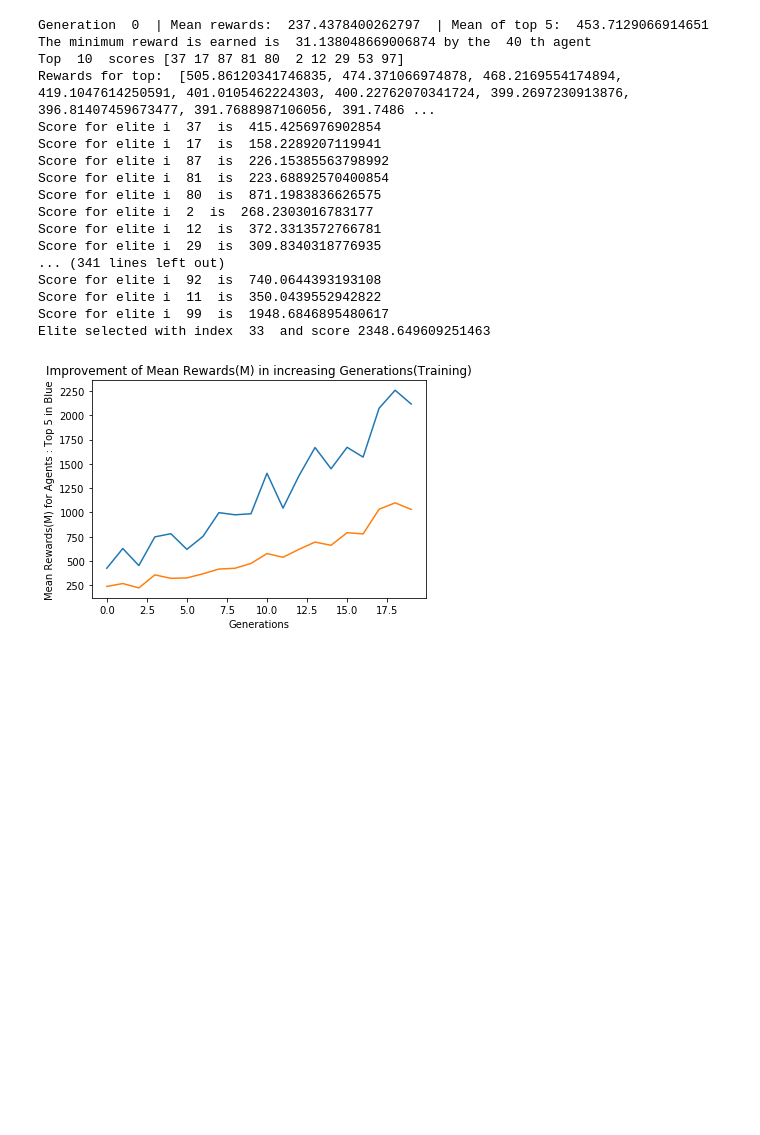
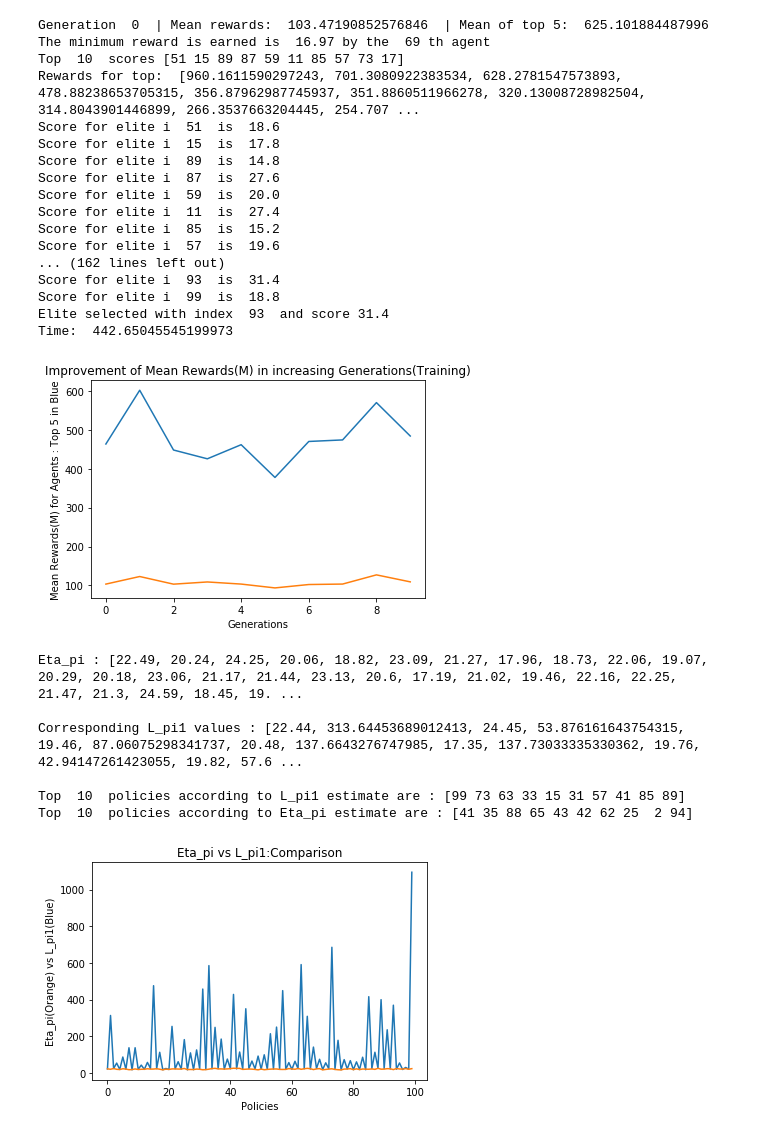
Before and after one commit to SiddharthaSen99/Off-policy-GA, a Jupyter notebook: CodeBase/FinalNeuroEvolution.ipynb, the cells around one changed output. Drawn from its saved outputs; the diff is of its cells as text; code cells hidden in the pictures; blank space fills up the shorter version.

```diff
--- a/CodeBase/FinalNeuroEvolution.ipynb
+++ b/CodeBase/FinalNeuroEvolution.ipynb
@@ -103,6 +104,7 @@ def run_agents(agents):
             action = np.random.choice(range(game_actions), 1, p=output_probabilities).item()
             a.append(action)
             new_observation, reward, done, info = env.step(action)
+            r+=reward
             #r+=(gamma1**i)*reward
             Q_r.append(reward)
             observation = new_observation
@@ -126,7 +128,7 @@ def run_agents(agents):
                 c+=1
             Q_r1.append(d_r)
 
-        reward_agents.append(sum(Q_r1))
+        reward_agents.append(r)
     #print("Exit")
     #Q=Q[~np.all(Q==0,axis=1)]
     #print("Reward:::",reward_agents)
@@ -283,9 +285,15 @@ def add_elite(agents, sorted_parent_indexes, elite_index=None, only_consider_top
 def softmax(x):
     """Compute softmax values for each sets of scores in x."""
     return np.exp(x) / np.sum(np.exp(x), axis=0)
+# %%
+def run_agents_n_times_again(agents, runs):
+    avg_score = []
+    for agent in agents:
+        avg_score.append(return_average_score(agent,runs))
+    return avg_score
 # %%
 game_actions = 2 #2 actions possible: left or right
-
+start = timeit.default_timer()
 #disable gradients as we will not use them
 torch.set_grad_enabled(False)
 
@@ -297,7 +305,7 @@ agents = return_random_agents(num_agents)
 top_limit = 10
 
 # run evolution until X generations
-generations = 20
+generations = 10
 
 elite_index = None
 n=[]
@@ -311,51 +319,81 @@ for generation in range(generations):
     #sort by rewards
     sorted_parent_indexes = np.argsort(rewards)[::-1][:top_limit] #reverses and gives top values (argsort sorts by ascending by default) https://stackoverflow.com/questions/16486252/is-it-possible-to-use-argsort-in-descending-order
     print("")
     print("")
     top_rewards = []
 
     for best_parent in sorted_parent_indexes:
         top_rewards.append(rewards[best_parent])
 
     print("Generation ", generation, " | Mean rewards: ", np.mean(rewards), " | Mean of top 5: ",np.mean(top_rewards[:5]))
     #print(rewards)
     print("The minimum reward is earned is ",min(rewards),"by the ",rewards.index(min(rewards))+1,"th agent")
     print("Top ",top_limit," scores", sorted_parent_indexes)
     print("Rewards for top: ",top_rewards)
 
     m.append(np.mean(top_rewards))
     n.append(np.mean(rewards))
     # setup an empty list for containing children agents
     children_agents, elite_index = return_children(agents, sorted_parent_indexes, elite_index)
 
     # kill all agents, and replace them with their children
     agents = children_agents
+stop = timeit.default_timer()
+print('Time: ', stop - start)
 x=np.arange(generations)
 plt.plot(x,m)
 plt.plot(x,n)
 plt.title('Improvement of Mean Rewards(M) in increasing Generations(Training)')
 plt.ylabel('Mean Rewards(M) for Agents : Top 5 in Blue')
 plt.xlabel('Generations')
 plt.show()
+
+#plotting for final generation eta_pi vs l_pi1(pi)
+rewards1 = run_agents_n_times(agents, 100) #return average of multiple runs
+rewards2 = run_agents_n_times_again(agents,100)
+
+print("Eta_pi :",rewards2)
+print(" ")
+print("Corresponding L_pi1 values :",rewards1)
+print(" ")
+sorted_parent_indexes1 = np.argsort(rewards1)[::-1][:top_limit]
+sorted_parent_indexes2 = np.argsort(rewards2)[::-1][:top_limit]
+print("Top ",top_limit," policies according to L_pi1 estimate are :",sorted_parent_indexes1)
+print("Top ",top_limit," policies according to Eta_pi estimate are :",sorted_parent_indexes2)
+print(" ")
+xpoints = np.arange(100)
+plt.plot(xpoints,rewards1)
+plt.plot(xpoints,rewards2)
+plt.title('Eta_pi vs L_pi1:Comparison')
+plt.xlabel('Policies')
+plt.ylabel('Eta_pi(Orange) vs L_pi1(Blue)')
+plt.show()
 # %% [output]
-Generation  0  | Mean rewards:  237.4378400262797  | Mean of top 5:  453.7129066914651
-The minimum reward is earned is  31.138048669006874 by the  40 th agent
-Top  10  scores [37 17 87 81 80  2 12 29 53 97]
-Rewards for top:  [505.86120341746835, 474.371066974878, 468.2169554174894, 419.1047614250591, 401.0105462224303, 400.22762070341724, 399.2697230913876, 396.81407459673477, 391.7688987106056, 391.7486 ...
-Score for elite i  37  is  415.4256976902854
-Score for elite i  17  is  158.2289207119941
-Score for elite i  87  is  226.15385563798992
-Score for elite i  81  is  223.68892570400854
-Score for elite i  80  is  871.1983836626575
-Score for elite i  2  is  268.2303016783177
-Score for elite i  12  is  372.3313572766781
-Score for elite i  29  is  309.8340318776935
-... (341 lines left out)
-Score for elite i  92  is  740.0644393193108
-Score for elite i  11  is  350.0439552942822
-Score for elite i  99  is  1948.6846895480617
-Elite selected with index  33  and score 2348.649609251463
+Generation  0  | Mean rewards:  103.47190852576846  | Mean of top 5:  625.101884487996
+The minimum reward is earned is  16.97 by the  69 th agent
+Top  10  scores [51 15 89 87 59 11 85 57 73 17]
+Rewards for top:  [960.1611590297243, 701.3080922383534, 628.2781547573893, 478.88238653705315, 356.87962987745937, 351.8860511966278, 320.13008728982504, 314.8043901446899, 266.3537663204445, 254.707 ...
+Score for elite i  51  is  18.6
+Score for elite i  15  is  17.8
+Score for elite i  89  is  14.8
+Score for elite i  87  is  27.6
+Score for elite i  59  is  20.0
+Score for elite i  11  is  27.4
+Score for elite i  85  is  15.2
+Score for elite i  57  is  19.6
+... (162 lines left out)
+Score for elite i  93  is  31.4
+Score for elite i  99  is  18.8
+Elite selected with index  93  and score 31.4
+Time:  442.65045545199973
-[figure, old version]
+[figure, new version]
+Eta_pi : [22.49, 20.24, 24.25, 20.06, 18.82, 23.09, 21.27, 17.96, 18.73, 22.06, 19.07, 20.29, 20.18, 23.06, 21.17, 21.44, 23.13, 20.6, 17.19, 21.02, 19.46, 22.16, 22.25, 21.47, 21.3, 24.59, 18.45, 19. ...
+
+Corresponding L_pi1 values : [22.44, 313.64453689012413, 24.45, 53.876161643754315, 19.46, 87.06075298341737, 20.48, 137.6643276747985, 17.35, 137.73033335330362, 19.76, 42.94147261423055, 19.82, 57.6 ...
+
+Top  10  policies according to L_pi1 estimate are : [99 73 63 33 15 31 57 41 85 89]
+Top  10  policies according to Eta_pi estimate are : [41 35 88 65 43 42 62 25  2 94]
+[figure, added]
 # %%
 def play_agent(agent):
         env = gym.make("CartPole-v0")
```
Also changed, not shown: parts of 2 cells of this notebook.
